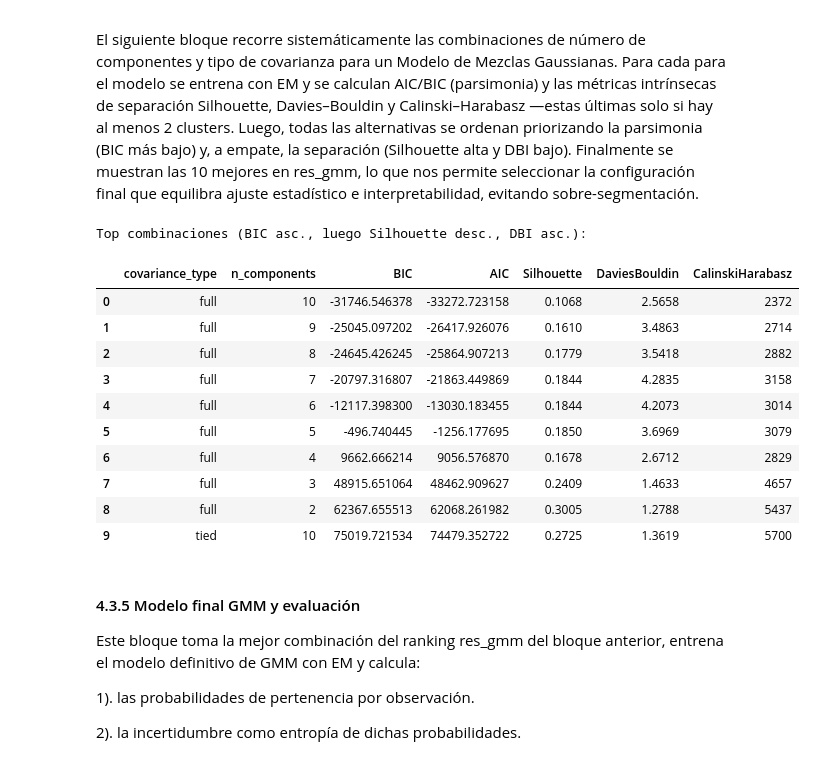
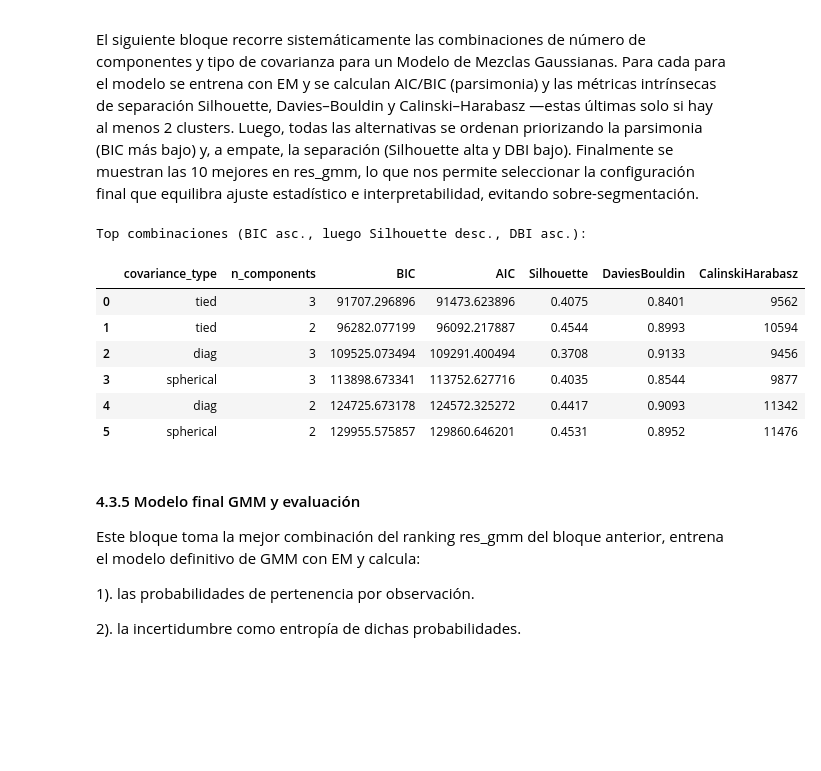
Before and after one commit to carvafel/Laboratorio-2, a Jupyter notebook: Lab2.ipynb, the cells around one changed output. Saved outputs shown, nothing was run; the diff lists cells and outputs as text; code cells hidden in the pictures; blank space fills up the shorter version.

```diff
--- a/Lab2.ipynb
+++ b/Lab2.ipynb
@@ -1280,43 +1280,40 @@ El siguiente bloque recorre sistemáticamente las combinaciones de número de co
 from sklearn.metrics import silhouette_score, davies_bouldin_score, calinski_harabasz_score
 import numpy as np, pandas as pd
 
 rows = []
+n_components_range = range(2,4)
 for cov in cov_types:
     for k in n_components_range:
         gm = GaussianMixture(n_components=k, covariance_type=cov, random_state=42,
                              reg_covar=1e-6, init_params="kmeans", max_iter=300)
         labels = gm.fit_predict(X_scaled)
         if len(np.unique(labels)) >= 2:
             sil = silhouette_score(X_scaled, labels)
             dbi = davies_bouldin_score(X_scaled, labels)
             ch  = calinski_harabasz_score(X_scaled, labels)
         else:
             sil, dbi, ch = np.nan, np.nan, np.nan
         rows.append({
             "covariance_type": cov, "n_components": k,
             "BIC": gm.bic(X_scaled), "AIC": gm.aic(X_scaled),
             "Silhouette": None if np.isnan(sil) else round(sil, 4),
             "DaviesBouldin": None if np.isnan(dbi) else round(dbi, 4),
             "CalinskiHarabasz": None if np.isnan(ch) else int(ch)
         })
 res_gmm = pd.DataFrame(rows).sort_values(
     by=["BIC","Silhouette","DaviesBouldin"], ascending=[True, False, True]
 ).reset_index(drop=True)
 print("Top combinaciones (BIC asc., luego Silhouette desc., DBI asc.):")
 display(res_gmm.head(10))
 # %% [output]
 Top combinaciones (BIC asc., luego Silhouette desc., DBI asc.):
 |  | covariance_type | n_components | BIC | AIC | Silhouette | DaviesBouldin | CalinskiHarabasz |
-| 0 | full | 10 | -31746.546378 | -33272.723158 | 0.1068 | 2.5658 | 2372 |
-| 1 | full | 9 | -25045.097202 | -26417.926076 | 0.1610 | 3.4863 | 2714 |
-| 2 | full | 8 | -24645.426245 | -25864.907213 | 0.1779 | 3.5418 | 2882 |
-| 3 | full | 7 | -20797.316807 | -21863.449869 | 0.1844 | 4.2835 | 3158 |
-| 4 | full | 6 | -12117.398300 | -13030.183455 | 0.1844 | 4.2073 | 3014 |
-| 5 | full | 5 | -496.740445 | -1256.177695 | 0.1850 | 3.6969 | 3079 |
-| 6 | full | 4 | 9662.666214 | 9056.576870 | 0.1678 | 2.6712 | 2829 |
-| 7 | full | 3 | 48915.651064 | 48462.909627 | 0.2409 | 1.4633 | 4657 |
-| 8 | full | 2 | 62367.655513 | 62068.261982 | 0.3005 | 1.2788 | 5437 |
-| 9 | tied | 10 | 75019.721534 | 74479.352722 | 0.2725 | 1.3619 | 5700 |
+| 0 | tied | 3 | 91707.296896 | 91473.623896 | 0.4075 | 0.8401 | 9562 |
+| 1 | tied | 2 | 96282.077199 | 96092.217887 | 0.4544 | 0.8993 | 10594 |
+| 2 | diag | 3 | 109525.073494 | 109291.400494 | 0.3708 | 0.9133 | 9456 |
+| 3 | spherical | 3 | 113898.673341 | 113752.627716 | 0.4035 | 0.8544 | 9877 |
+| 4 | diag | 2 | 124725.673178 | 124572.325272 | 0.4417 | 0.9093 | 11342 |
+| 5 | spherical | 2 | 129955.575857 | 129860.646201 | 0.4531 | 0.8952 | 11476 |
 # %% [markdown]
 #### 4.3.5 Modelo final GMM y evaluación
 
```
Also changed, not shown: parts of 13 cells of this notebook, 2 other files.
